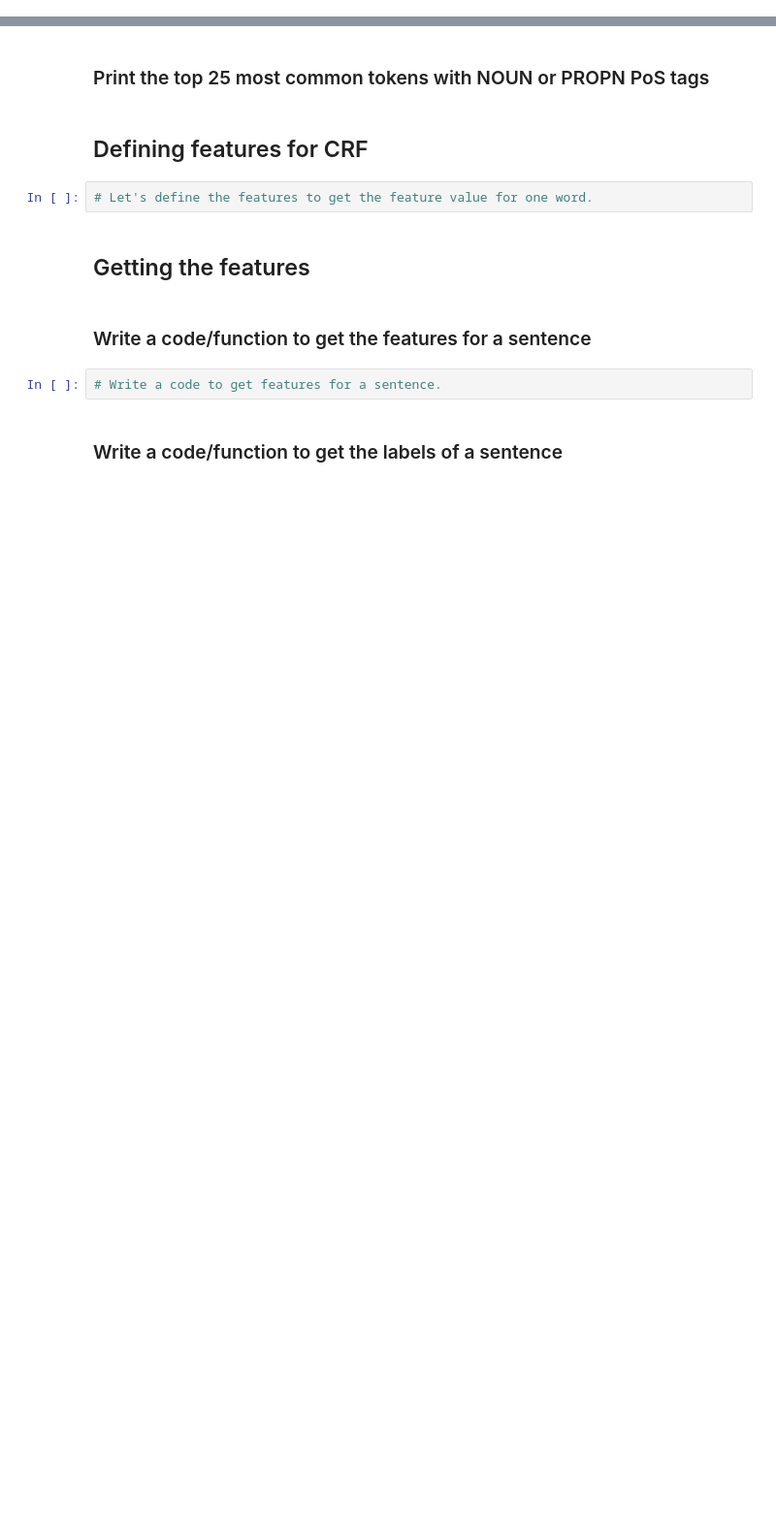
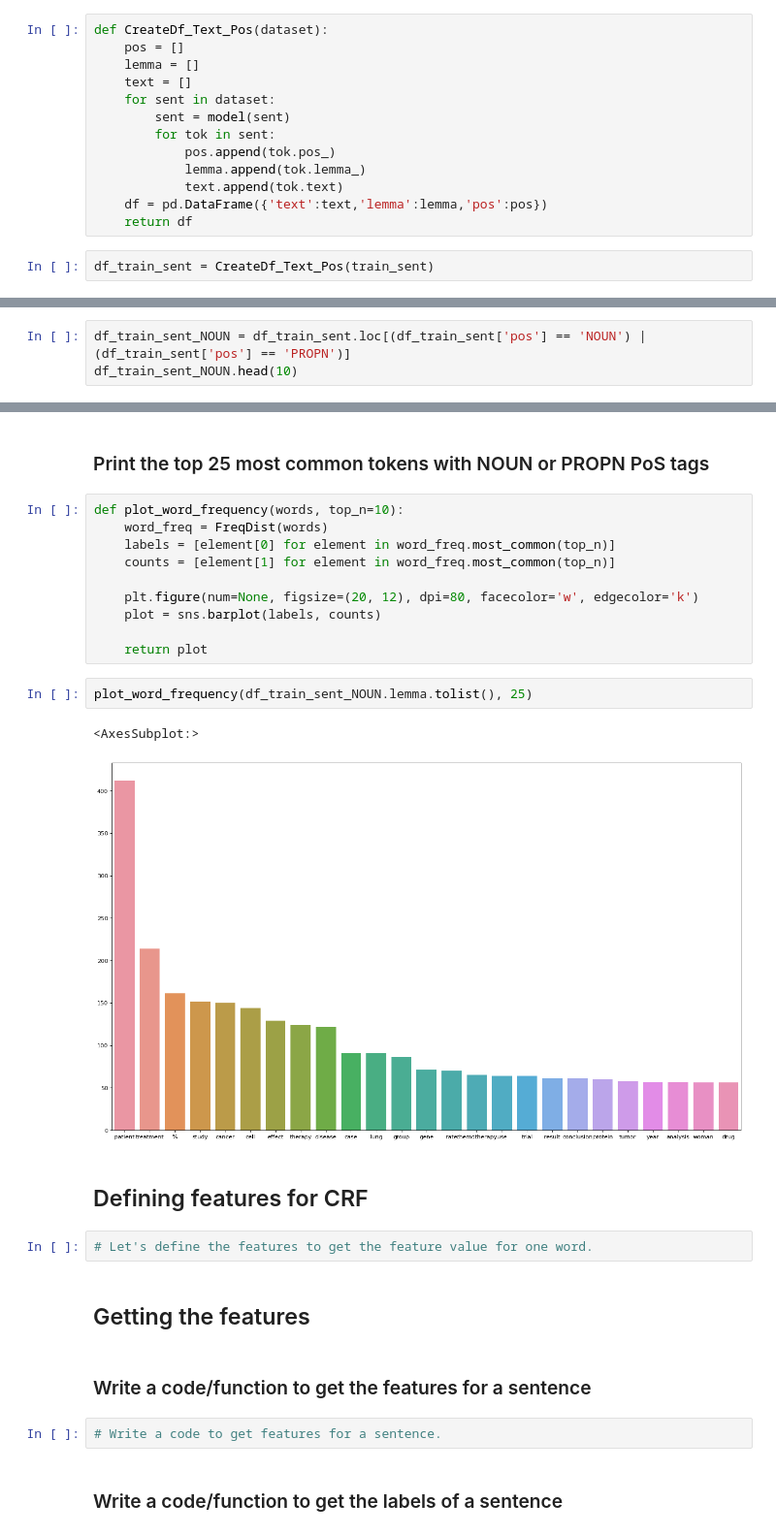
Before and after one commit to abhijeetpj/NLP-Name-Entity-Recognition, a Jupyter notebook: Assignment.ipynb, the cells around one changed output, grey strips where cells are left out. Shown at 97% size. Cells and saved outputs as stored; diff of their text form; blank space fills up the shorter version.

Commit message:
Data preprocessing

```diff
--- a/Assignment.ipynb
+++ b/Assignment.ipynb
@@ -37,0 +170,15 @@ We will first explore what are the various concepts present in the dataset. For
+# %%
+def CreateDf_Text_Pos(dataset):
+    pos = []
+    lemma = []
+    text = []
+    for sent in dataset:
+        sent = model(sent)
+        for tok in sent:
+            pos.append(tok.pos_)
+            lemma.append(tok.lemma_)
+            text.append(tok.text)
+    df = pd.DataFrame({'text':text,'lemma':lemma,'pos':pos})
+    return df
+# %%
+df_train_sent = CreateDf_Text_Pos(train_sent)
@@ -37,0 +199,3 @@ We will first explore what are the various concepts present in the dataset. For
+# %%
+df_train_sent_NOUN = df_train_sent.loc[(df_train_sent['pos'] == 'NOUN') | (df_train_sent['pos'] == 'PROPN')]
+df_train_sent_NOUN.head(10)
@@ -38,5 +229,20 @@ We will first explore what are the various concepts present in the dataset. For
 # %% [markdown]
 ### Print the top 25 most common tokens with NOUN or PROPN PoS tags
+# %%
+def plot_word_frequency(words, top_n=10):
+    word_freq = FreqDist(words)
+    labels = [element[0] for element in word_freq.most_common(top_n)]
+    counts = [element[1] for element in word_freq.most_common(top_n)]
+
+    plt.figure(num=None, figsize=(20, 12), dpi=80, facecolor='w', edgecolor='k')
+    plot = sns.barplot(labels, counts)
+
+    return plot
+# %%
+plot_word_frequency(df_train_sent_NOUN.lemma.tolist(), 25)
+# %% [output]
+<AxesSubplot:>
+[figure, added]
 # %% [markdown]
 ## Defining features for CRF
 # %%
```
Also changed, not shown: parts of 25 cells of this notebook.
